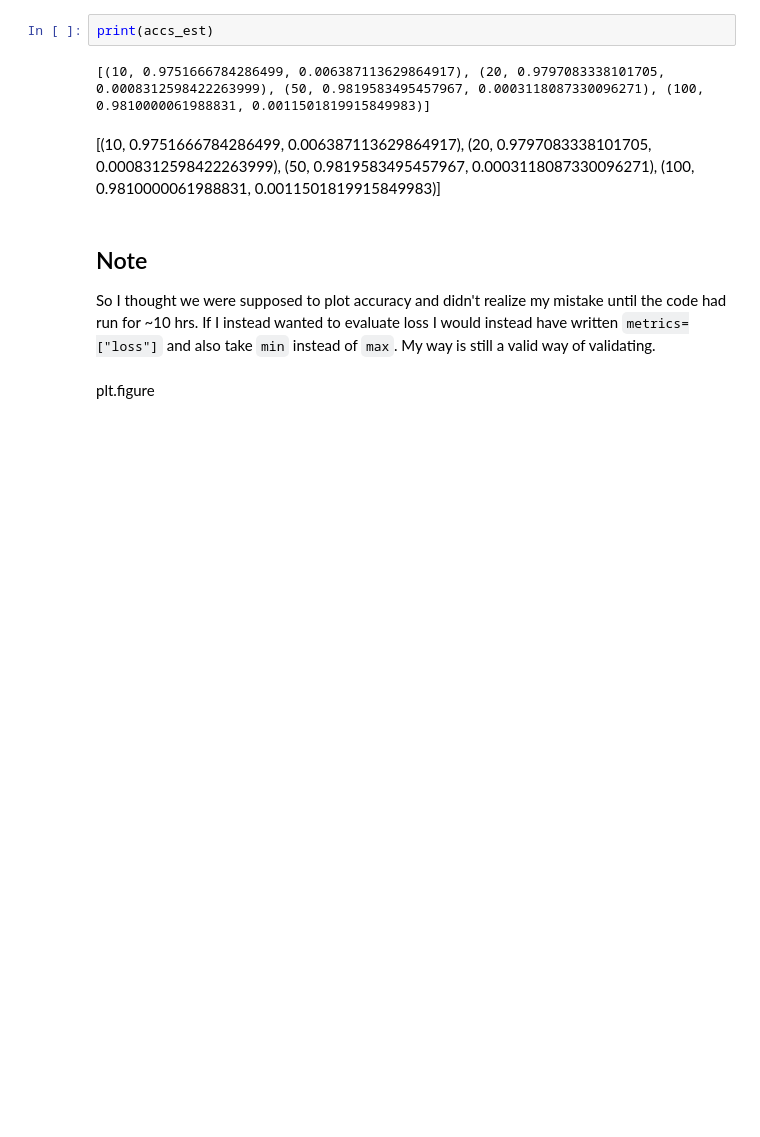
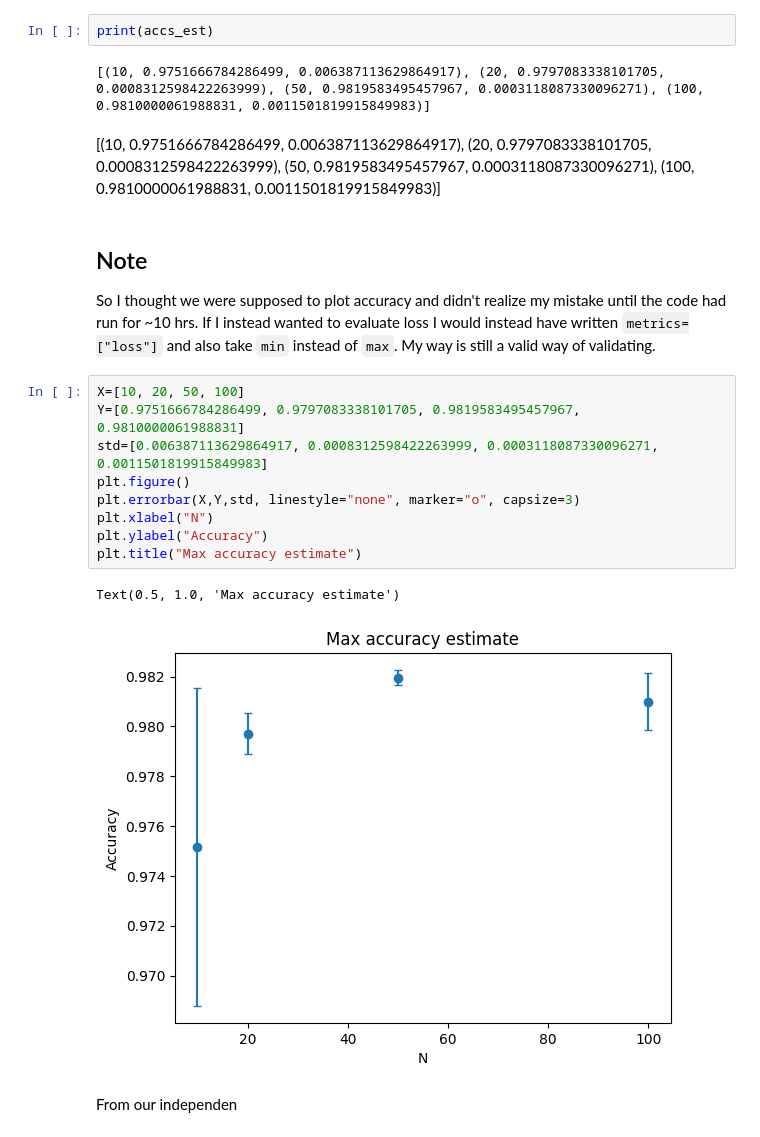
Before and after one commit to Abbta/adlfpae, a Jupyter notebook: Exercise_6_4_MNIST.ipynb, the cells around one changed output. Drawn from its saved outputs; the diff is of its cells as text; blank space fills up the shorter version.

```diff
--- a/Exercise_6_4_MNIST.ipynb
+++ b/Exercise_6_4_MNIST.ipynb
@@ -478,5 +476,17 @@ print(accs_est)
 # %% [markdown]
 ## Note
 So I thought we were supposed to plot accuracy and didn't realize my mistake until the code had run for ~10 hrs. If I instead wanted to evaluate loss I would instead have written `metrics=["loss"]` and also take `min` instead of `max`. My way is still a valid way of validating.
-# %% [markdown]
-plt.figure
+# %%
+X=[10, 20, 50, 100]
+Y=[0.9751666784286499, 0.9797083338101705, 0.9819583495457967, 0.9810000061988831]
+std=[0.006387113629864917, 0.0008312598422263999, 0.0003118087330096271, 0.0011501819915849983]
+plt.figure()
+plt.errorbar(X,Y,std, linestyle="none", marker="o", capsize=3)
+plt.xlabel("N")
+plt.ylabel("Accuracy")
+plt.title("Max accuracy estimate")
+# %% [output]
+Text(0.5, 1.0, 'Max accuracy estimate')
+[figure, added]
+# %% [markdown]
+From our independen
```
Also changed, not shown: parts of 1 cell of this notebook.
